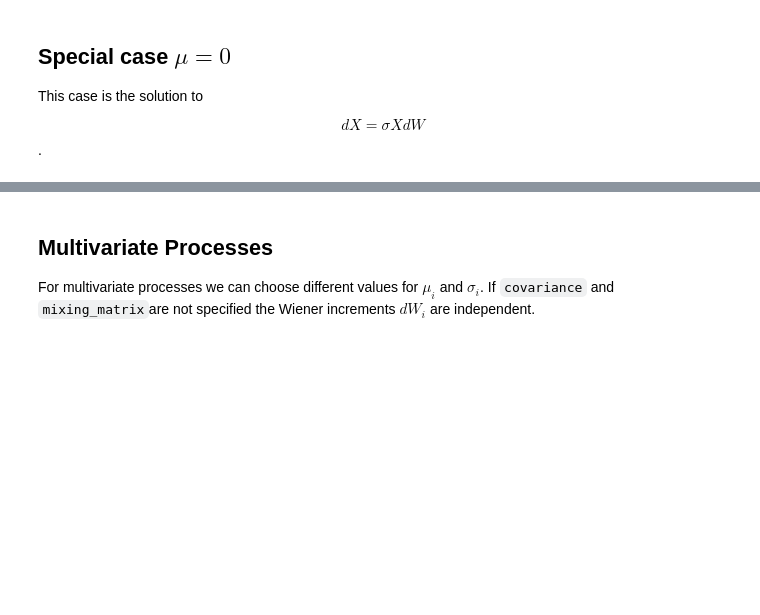
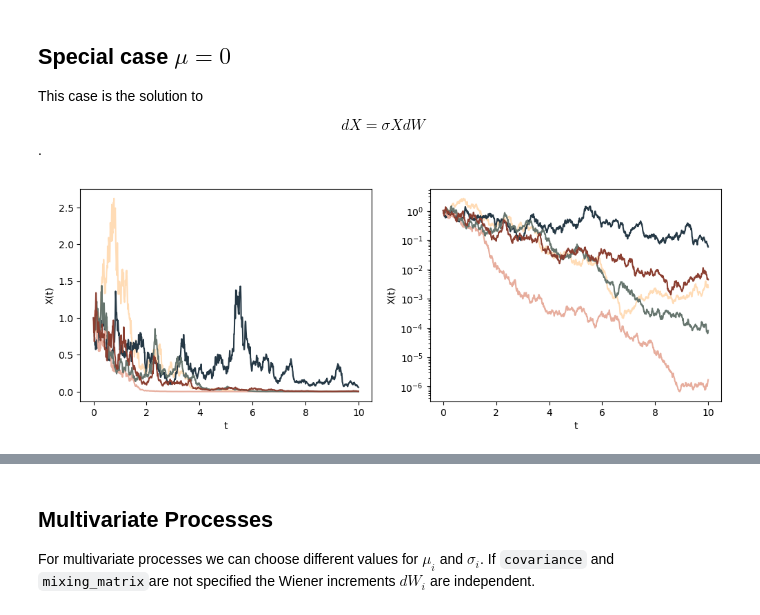
Before and after one commit to dirkbrockmann/stopro, a Jupyter notebook: examples/GeometricBrownian.ipynb, the cells around one changed output, grey strips where cells are left out. Cells and saved outputs as stored; diff of their text form; code cells hidden in the pictures; blank space fills up the shorter version.

```diff
--- a/examples/GeometricBrownian.ipynb
+++ b/examples/GeometricBrownian.ipynb
@@ -93,6 +93,28 @@ plt.show()
 This case is the solution to
 
 $$dX=\sigma X dW$$.
+# %%
+T = 10
+dt = 0.001
+gap = 10
+samples = 5
+mu = 0
+sigma = 1.0
+res = p.geometric_brownian_motion(T,dt,gap=gap,samples=samples,mu=mu,sigma=sigma)
+
+fig,ax = plt.subplots(1,2,figsize=[12,4])
+for i in range(len(res["X"])):
+    ax[0].plot(res["t"],np.squeeze(res["X"][i]))
+    ax[0].set_xlabel("t")
+    ax[0].set_ylabel("X(t)")
+    ax[1].plot(res["t"],np.squeeze(res["X"][i]))
+    ax[1].set_xlabel("t")
+    ax[1].set_ylabel("X(t)")
+    ax[1].set_yscale("log")
+
+plt.show()
+# %% [output]
+[figure, added]
 # %%
 T = 10
 dt = 0.001
```
Also changed, not shown: parts of 3 cells of this notebook, 5 other files.
